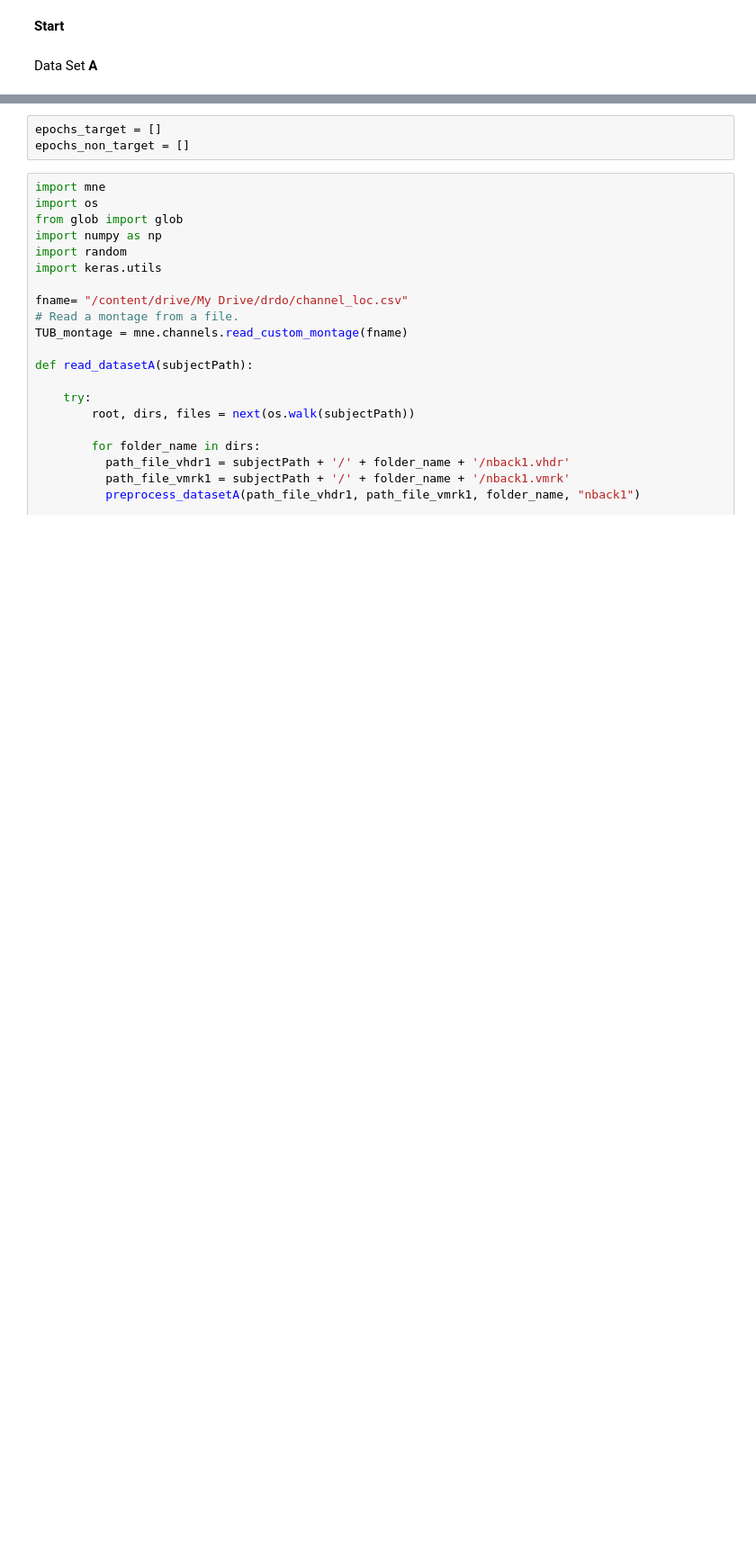
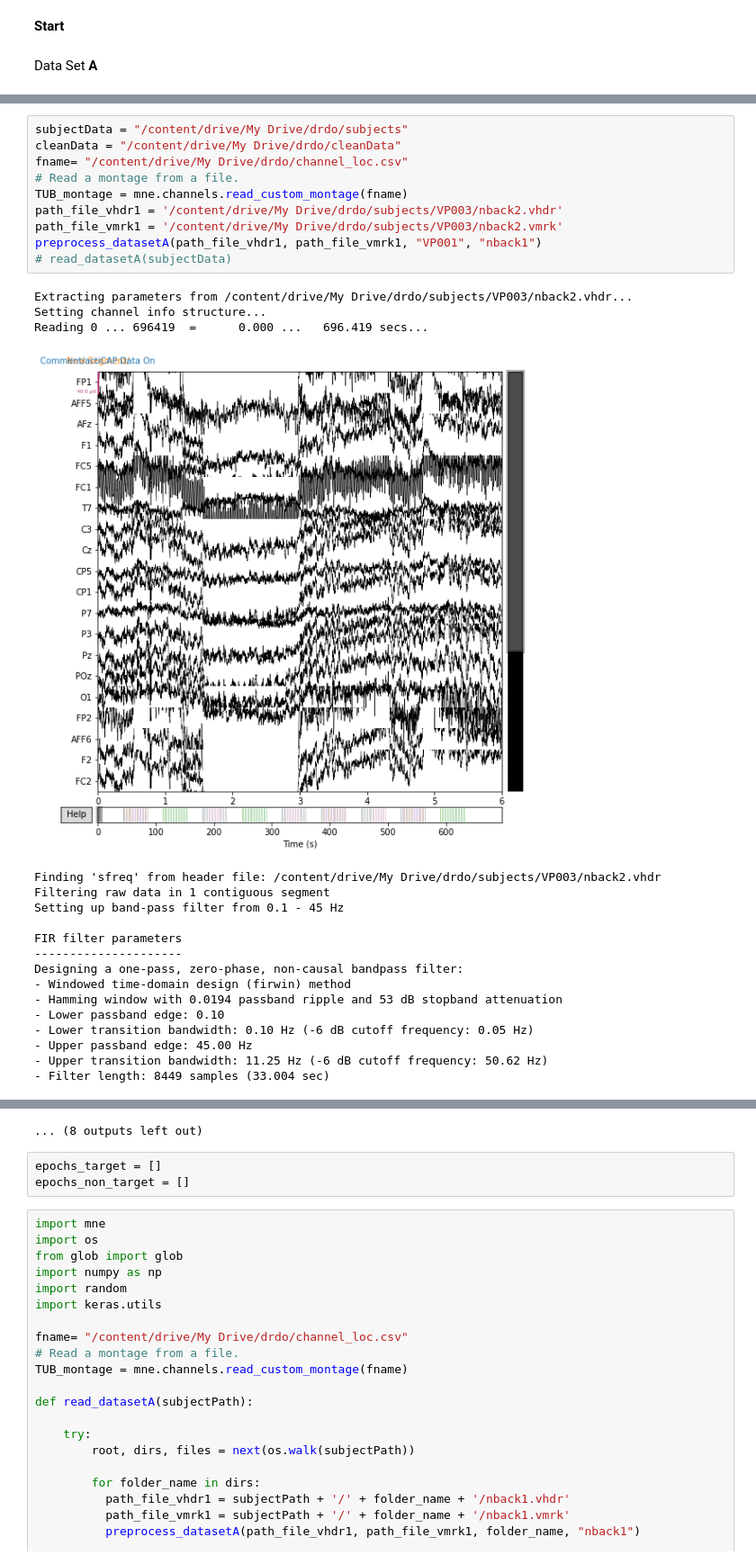
Before and after one commit to ayushi15092002/mental-health-workload, a Jupyter notebook: DRDO Project.ipynb, the cells around one changed output, grey strips where cells are left out. Shown at 90% size. Saved outputs shown, nothing was run; the diff lists cells and outputs as text; blank space fills up the shorter version.

```diff
--- a/DRDO Project.ipynb
+++ b/DRDO Project.ipynb
@@ -156,0 +70,29 @@ Designing a one-pass, zero-phase, non-causal bandstop filter:
+# %%
+subjectData = "/content/drive/My Drive/drdo/subjects"
+cleanData = "/content/drive/My Drive/drdo/cleanData"
+fname= "/content/drive/My Drive/drdo/channel_loc.csv"
+# Read a montage from a file.
+TUB_montage = mne.channels.read_custom_montage(fname)
+path_file_vhdr1 = '/content/drive/My Drive/drdo/subjects/VP003/nback2.vhdr'
+path_file_vmrk1 = '/content/drive/My Drive/drdo/subjects/VP003/nback2.vmrk'
+preprocess_datasetA(path_file_vhdr1, path_file_vmrk1, "VP001", "nback1")
+# read_datasetA(subjectData)
+# %% [output]
+Extracting parameters from /content/drive/My Drive/drdo/subjects/VP003/nback2.vhdr...
+Setting channel info structure...
+Reading 0 ... 696419  =      0.000 ...   696.419 secs...
+[figure, added]
+Finding 'sfreq' from header file: /content/drive/My Drive/drdo/subjects/VP003/nback2.vhdr
+Filtering raw data in 1 contiguous segment
+Setting up band-pass filter from 0.1 - 45 Hz
+
+FIR filter parameters
+---------------------
+Designing a one-pass, zero-phase, non-causal bandpass filter:
+- Windowed time-domain design (firwin) method
+- Hamming window with 0.0194 passband ripple and 53 dB stopband attenuation
+- Lower passband edge: 0.10
+- Lower transition bandwidth: 0.10 Hz (-6 dB cutoff frequency: 0.05 Hz)
+- Upper passband edge: 45.00 Hz
+- Upper transition bandwidth: 11.25 Hz (-6 dB cutoff frequency: 50.62 Hz)
+- Filter length: 8449 samples (33.004 sec)
@@ -157,3 +164,4 @@ Designing a one-pass, zero-phase, non-causal bandstop filter:
+... (8 outputs left out)
 # %%
 epochs_target = []
 epochs_non_target = []
```
Also changed, not shown: parts of 7 cells of this notebook.
